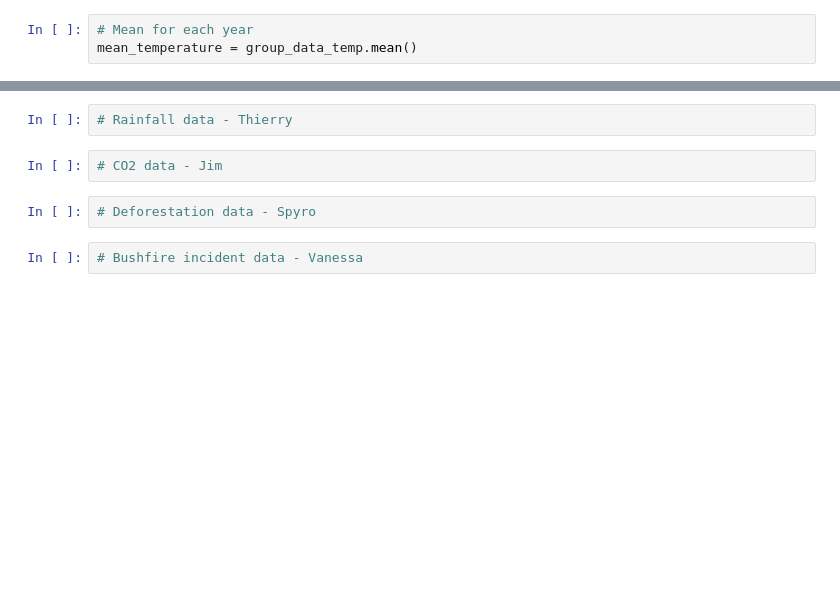
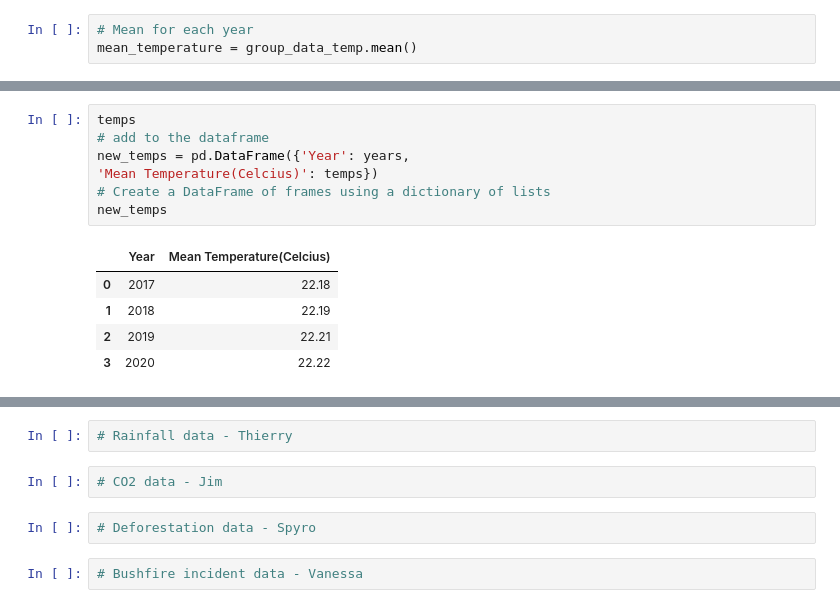
Before and after one commit to thierzon/disney-donut-project, a Jupyter notebook: data.ipynb, the cells around one changed output, grey strips where cells are left out. Drawn from its saved outputs; the diff is of its cells as text; blank space fills up the shorter version.

```diff
--- a/data.ipynb
+++ b/data.ipynb
@@ -52,0 +181,13 @@ plt.title('Mean Temperature in Australia (1986 - 2016)')
+# %%
+temps
+# add to the dataframe
+new_temps = pd.DataFrame({'Year': years,
+'Mean Temperature(Celcius)': temps})
+# Create a DataFrame of frames using a dictionary of lists
+new_temps
+# %% [output]
+|  | Year | Mean Temperature(Celcius) |
+| 0 | 2017 | 22.18 |
+| 1 | 2018 | 22.19 |
+| 2 | 2019 | 22.21 |
+| 3 | 2020 | 22.22 |
```
Also changed, not shown: parts of 15 cells of this notebook, 3 other files.
